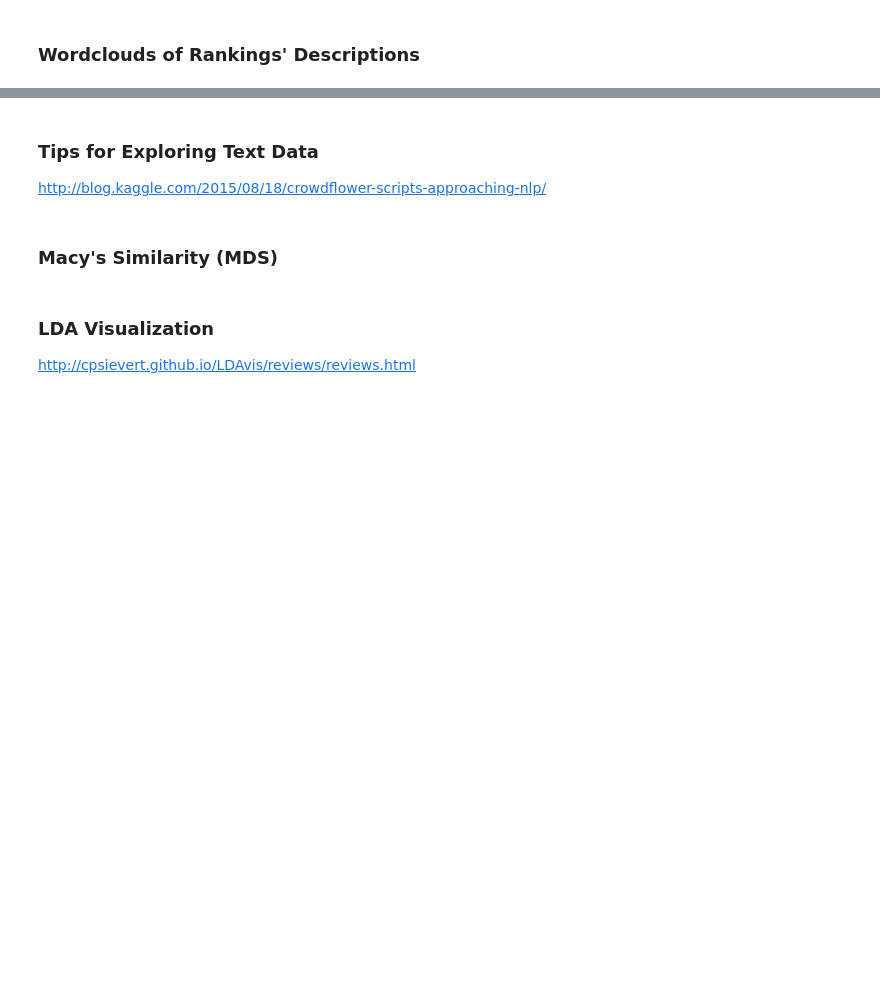
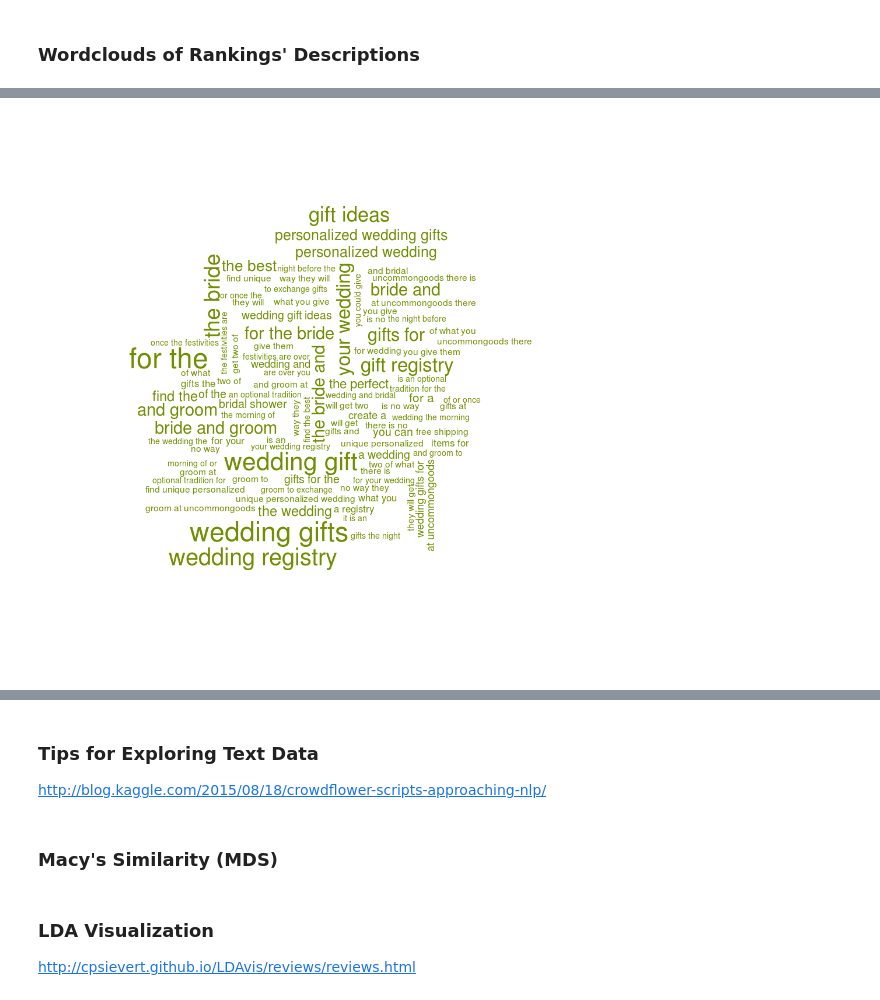
Before and after one commit to kevin11h/macys, a Jupyter notebook: Wedding Keyword SEO.ipynb, the cells around one changed output, grey strips where cells are left out. Drawn from its saved outputs; the diff is of its cells as text; code cells hidden in the pictures; blank space fills up the shorter version.

```diff
--- a/Wedding Keyword SEO.ipynb
+++ b/Wedding Keyword SEO.ipynb
@@ -283,0 +325,4 @@ stars_vs_cat_texts = wedding_df[.groupby('review_stars').apply(concatenate_and_p
+# %%
+Image("/home/kevin/macys/wordclouds/5_rank_wordcloud.png")
+# %% [output]
+[figure, added]
```
Also changed, not shown: parts of 21 cells of this notebook, 10 other files.
